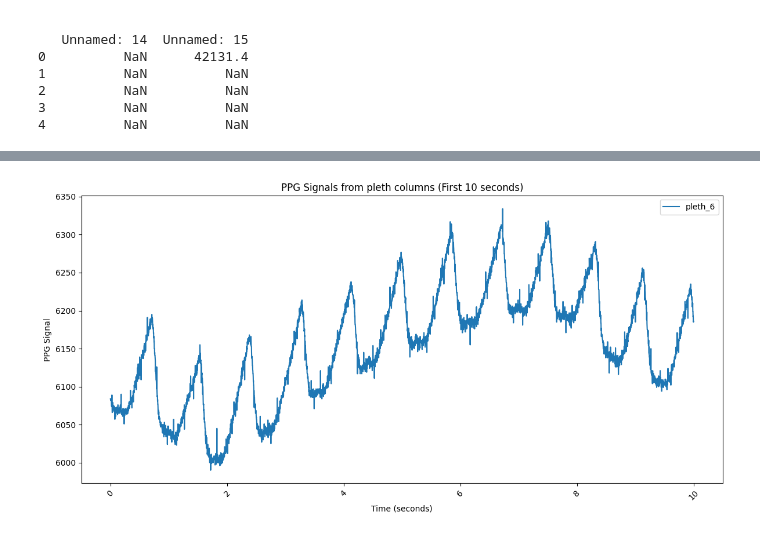
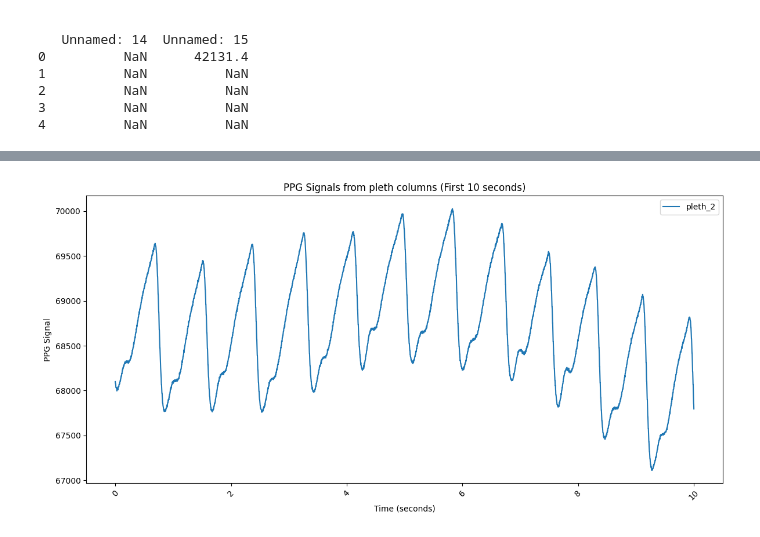
Before and after one commit to HRJ369/DH_307, a Jupyter notebook: DH307_Testing.ipynb, the cells around one changed output, grey strips where cells are left out. Cells and saved outputs as stored; diff of their text form; code cells hidden in the pictures.

```diff
--- a/DH307_Testing.ipynb
+++ b/DH307_Testing.ipynb
@@ -61,32 +61,32 @@ plt.show()
 # %%
 df_10_seconds = df[df['Time'] <= 10]
 
 # List of pleth columns to plot
 pleth_columns = ['pleth_1', 'pleth_2', 'pleth_3', 'pleth_4', 'pleth_5', 'pleth_6']
 
 # Create the figure
 plt.figure(figsize=(12, 6))
 
 # Plot each pleth signal - comment/uncomment to choose which signals to plot
 #plt.plot(df_10_seconds['Time'], df_10_seconds['pleth_1'], label='pleth_1')  # Uncomment to include pleth_1
-#plt.plot(df_10_seconds['Time'], df_10_seconds['pleth_2'], label='pleth_2')  # Uncomment to include pleth_2
+plt.plot(df_10_seconds['Time'], df_10_seconds['pleth_2'], label='pleth_2')  # Uncomment to include pleth_2
 # plt.plot(df_10_seconds['Time'], df_10_seconds['pleth_3'], label='pleth_3')  # Uncomment to include pleth_3
 # plt.plot(df_10_seconds['Time'], df_10_seconds['pleth_4'], label='pleth_4')  # Uncomment to include pleth_4
 #plt.plot(df_10_seconds['Time'], df_10_seconds['pleth_5'], label='pleth_5')  # Uncomment to include pleth_5
-plt.plot(df_10_seconds['Time'], df_10_seconds['pleth_6'], label='pleth_6')  # Uncomment to include pleth_6
+#plt.plot(df_10_seconds['Time'], df_10_seconds['pleth_6'], label='pleth_6')  # Uncomment to include pleth_6
 
 # Customize the plot
 plt.xlabel('Time (seconds)')
 plt.ylabel('PPG Signal')
 plt.title('PPG Signals from pleth columns (First 10 seconds)')
 plt.legend()
 plt.xticks(rotation=45)
 plt.tight_layout()
 
 # Show the plot
 plt.show()
 # %% [output]
-[figure, old version]
+[figure, new version]
 # %%
 import numpy as np
 import pandas as pd
```
Also changed, not shown: parts of 9 cells of this notebook.
